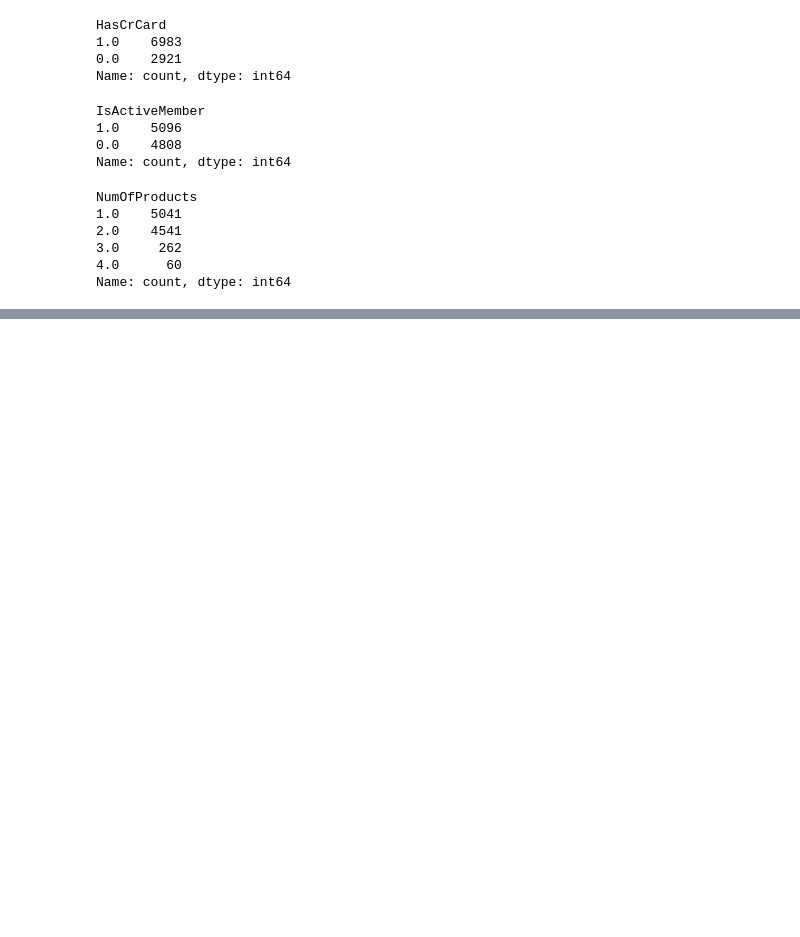
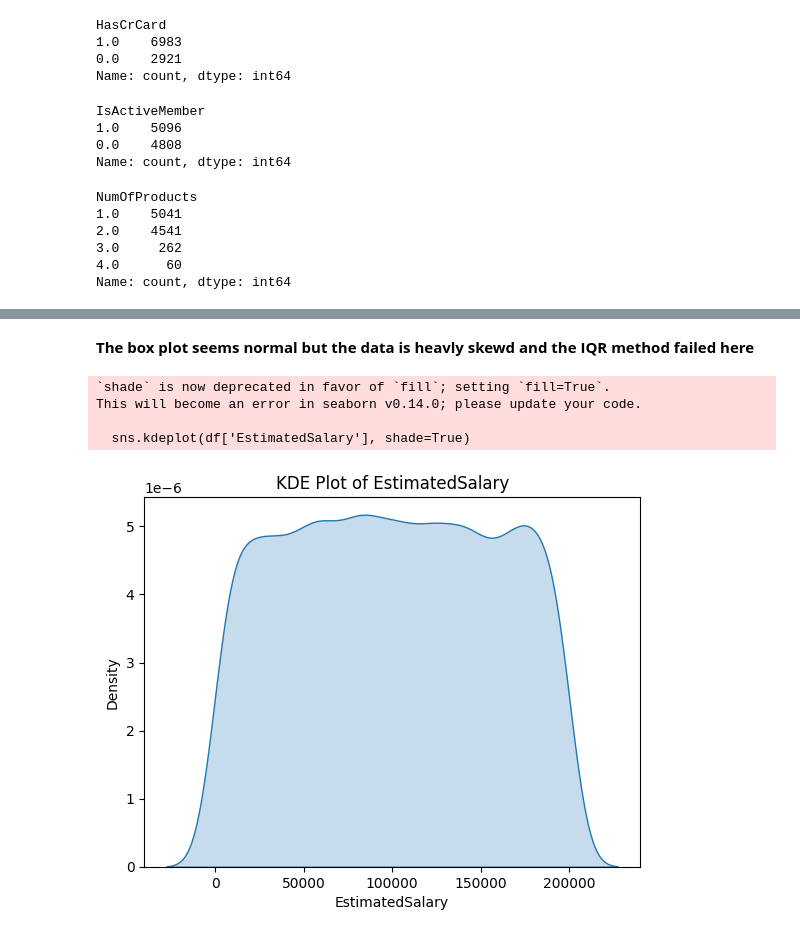
Before and after one commit to matTrabolsi/Banking-Customer-Churn-Prediction, a Jupyter notebook: ProjectFiles/bankChurnPrediction.ipynb, the cells around one changed output, grey strips where cells are left out. Cells and saved outputs as stored; diff of their text form; code cells hidden in the pictures; blank space fills up the shorter version.

```diff
--- a/ProjectFiles/bankChurnPrediction.ipynb
+++ b/ProjectFiles/bankChurnPrediction.ipynb
@@ -169,0 +218,14 @@ Name: EstimatedSalary, dtype: float64
+# %% [markdown]
+**The box plot seems normal but the data is heavly skewd and the IQR method failed here**
+# %%
+sns.kdeplot(df['EstimatedSalary'], shade=True)
+plt.title('KDE Plot of EstimatedSalary')
+plt.xlabel('EstimatedSalary')
+plt.ylabel('Density')
+plt.show()
+# %% [output]
+`shade` is now deprecated in favor of `fill`; setting `fill=True`.
+This will become an error in seaborn v0.14.0; please update your code.
+
+  sns.kdeplot(df['EstimatedSalary'], shade=True)
+[figure, added]
```
Also changed, not shown: parts of 28 cells of this notebook, 1 other file.
